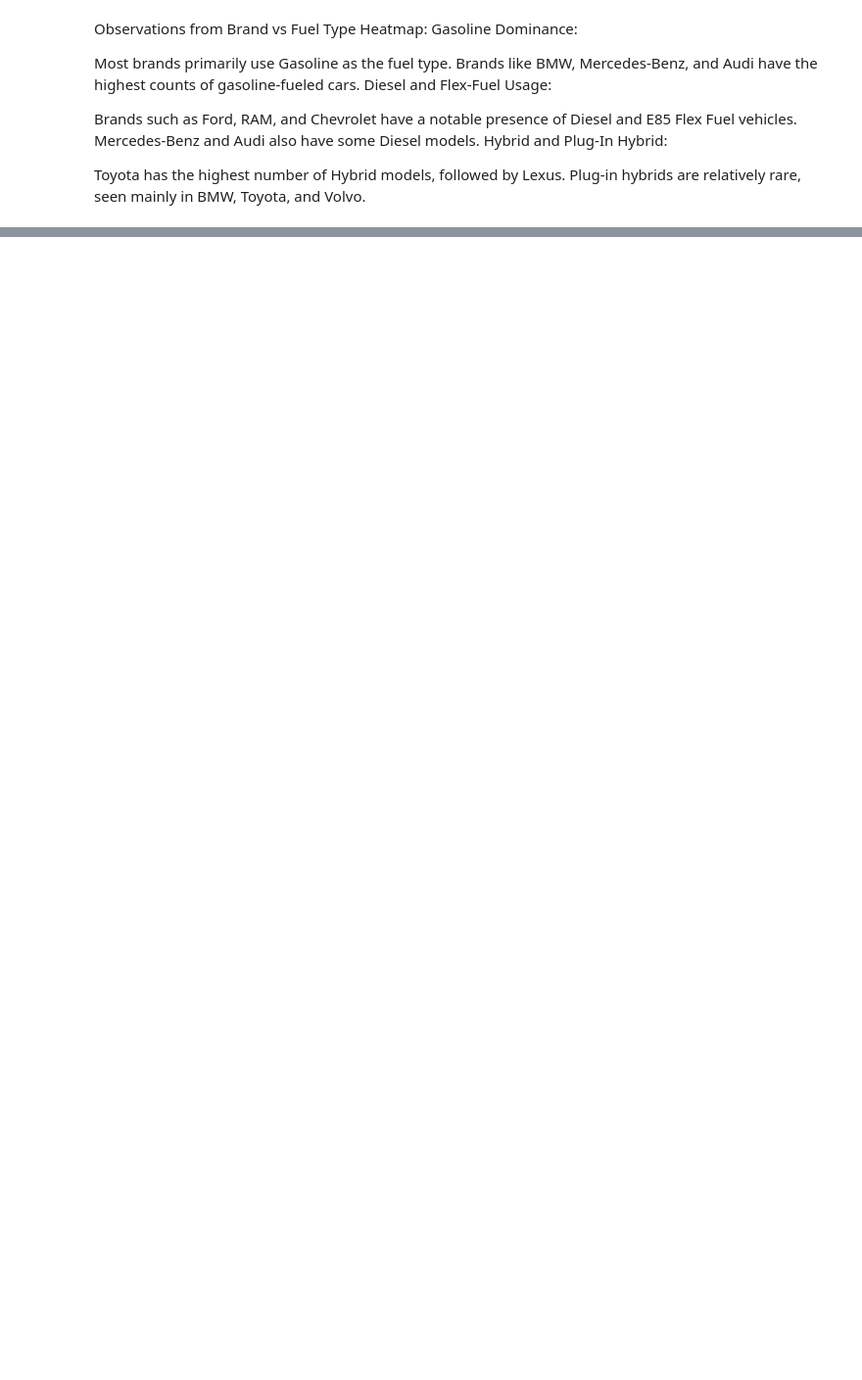
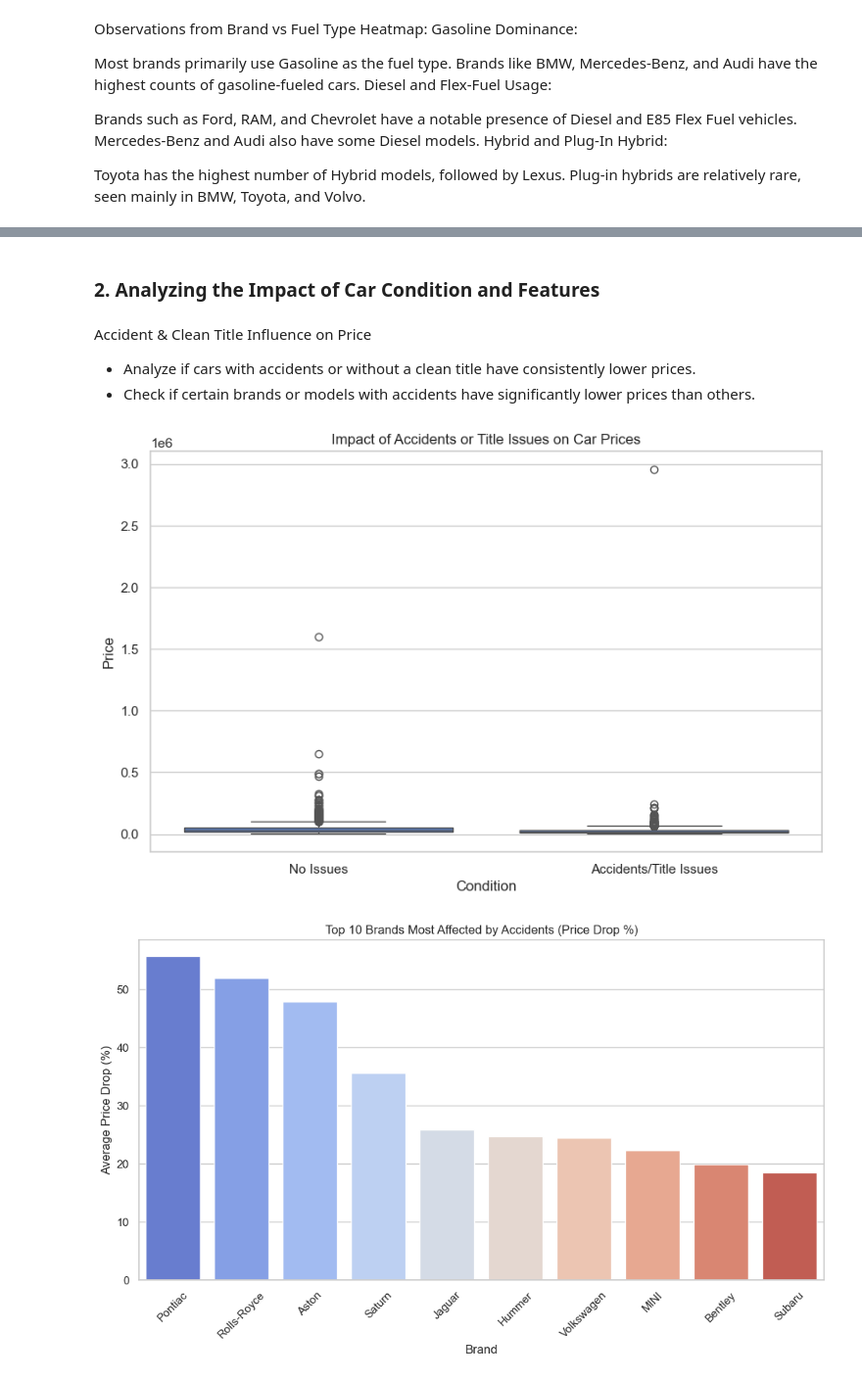
Before and after one commit to Dipu9813/Predict-car-price-DSproject, a Jupyter notebook: KCE080BCT008.ipynb, the cells around one changed output, grey strips where cells are left out. Shown at 98% size. Cells and saved outputs as stored; diff of their text form; code cells hidden in the pictures; blank space fills up the shorter version.

```diff
--- a/KCE080BCT008.ipynb
+++ b/KCE080BCT008.ipynb
@@ -693,0 +828,55 @@ Plug-in hybrids are relatively rare, seen mainly in BMW, Toyota, and Volvo.
+# %% [markdown]
+### 2. Analyzing the Impact of Car Condition and Features
+# %% [markdown]
+Accident & Clean Title Influence on Price
+
+* Analyze if cars with accidents or without a clean title have consistently
+lower prices.
+* Check if certain brands or models with accidents have significantly lower
+prices than others.
+# %%
+# Ensure accident and clean_title are binary (1 = Yes, 0 = No)
+df['has_issue'] = (df['accident'] == 1) | (df['clean_title'] == 0)
+
+# Boxplot to visualize price differences
+plt.figure(figsize=(10, 6))
+sns.boxplot(x=df['has_issue'], y=df['price'])
+plt.xticks([0, 1], ['No Issues', 'Accidents/Title Issues'])
+plt.title('Impact of Accidents or Title Issues on Car Prices')
+plt.xlabel('Condition')
+plt.ylabel('Price')
+plt.show()
+
+df['has_accident'] = df['accident'] == 1
+
+# Group by brand and model, then calculate median prices for cars with and without accidents
+brand_model_price = df.groupby(['brand', 'model', 'has_accident'])['price'].median().reset_index()
+
+# Pivot data to compare prices side by side
+price_diff = brand_model_price.pivot(index=['brand', 'model'], columns='has_accident', values='price')
+
+# Rename columns
+price_diff.columns = ['No_Accident_Price', 'Accident_Price']
+
+# Calculate price drop percentage
+price_diff['Price_Drop_%'] = ((price_diff['No_Accident_Price'] - price_diff['Accident_Price']) / price_diff['No_Accident_Price']) * 100
+
+# Drop rows with missing values
+price_diff.dropna(inplace=True)
+
+# Sort by highest price drop
+price_diff_sorted = price_diff.sort_values(by='Price_Drop_%', ascending=False)
+
+# Visualize the Impact of Accidents by Brand
+plt.figure(figsize=(12, 6))
+top_brands = price_diff_sorted.groupby('brand')['Price_Drop_%'].mean().sort_values(ascending=False).head(10)
+
+sns.barplot(x=top_brands.index, y=top_brands.values, palette="coolwarm")
+plt.title('Top 10 Brands Most Affected by Accidents (Price Drop %)')
+plt.xlabel('Brand')
+plt.ylabel('Average Price Drop (%)')
+plt.xticks(rotation=45)
+plt.show()
+# %% [output]
+[figure, added]
+[figure, added]
```
Also changed, not shown: parts of 28 cells of this notebook.
